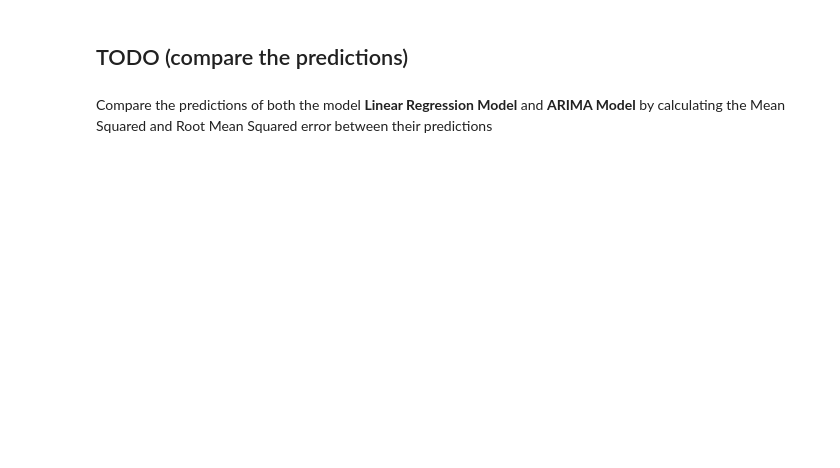
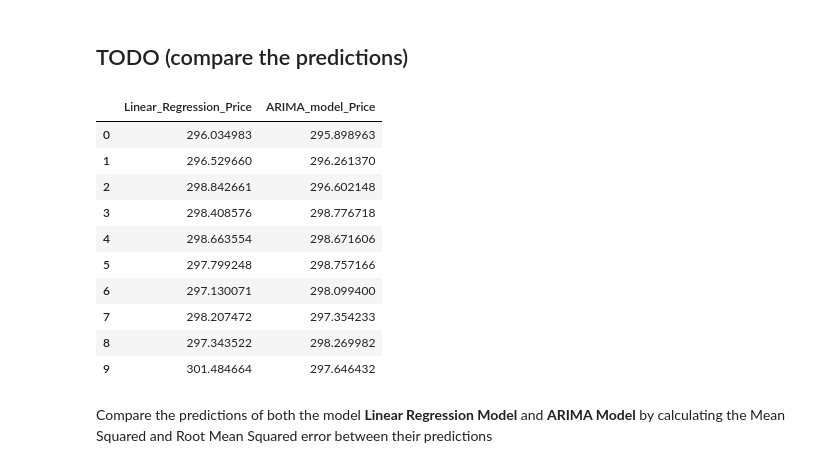
Before and after one commit to rohanmrb/Restaurant-Recommendation-System, a Jupyter notebook: Assignment/draft.ipynb, the cells around one changed output. Drawn from its saved outputs; the diff is of its cells as text; code cells hidden in the pictures; blank space fills up the shorter version.

```diff
--- a/Assignment/draft.ipynb
+++ b/Assignment/draft.ipynb
@@ -134,11 +196,2 @@ LR_prediction = regression.predict(test_df)
 # %% [markdown]
 Predict the closing stock price using ARIMA Model that was already trained
-# %%
-test_data = test_df.values
-ARIMA_model_predictions = []
-N_test_observations = len(test_data)
-
-for k in range(N_test_observations):
-    output_1 = model_fit.forecast()
-    yhat_1 = output_1[0]
-    ARIMA_model_predictions.append(yhat_1)
@@ -158,8 +236,20 @@ plt.show()
 ## TODO (compare the predictions)
 # %%
 ARIMA_model_predictions = np.dstack(ARIMA_model_predictions)[0][0]
-dfr=pd.DataFrame({'Linear_Regression_Price':LR_prediction, 'ARIMA_model_Price':ARIMA_model_predictions})
+dfr=pd.DataFrame({'Linear_Regression_Price':LR_prediction, 'ARIMA_model_Price':model_predictions})
 dfr.head(10)
+# %% [output]
+|  | Linear_Regression_Price | ARIMA_model_Price |
+| 0 | 296.034983 | 295.898963 |
+| 1 | 296.529660 | 296.261370 |
+| 2 | 298.842661 | 296.602148 |
+| 3 | 298.408576 | 298.776718 |
+| 4 | 298.663554 | 298.671606 |
+| 5 | 297.799248 | 298.757166 |
+| 6 | 297.130071 | 298.099400 |
+| 7 | 298.207472 | 297.354233 |
+| 8 | 297.343522 | 298.269982 |
+| 9 | 301.484664 | 297.646432 |
 # %% [markdown]
 Compare the predictions of both the model **Linear Regression Model** and **ARIMA Model** by calculating the Mean Squared and Root Mean Squared error between their predictions
 # %%
```
Also changed, not shown: parts of 15 cells of this notebook.
